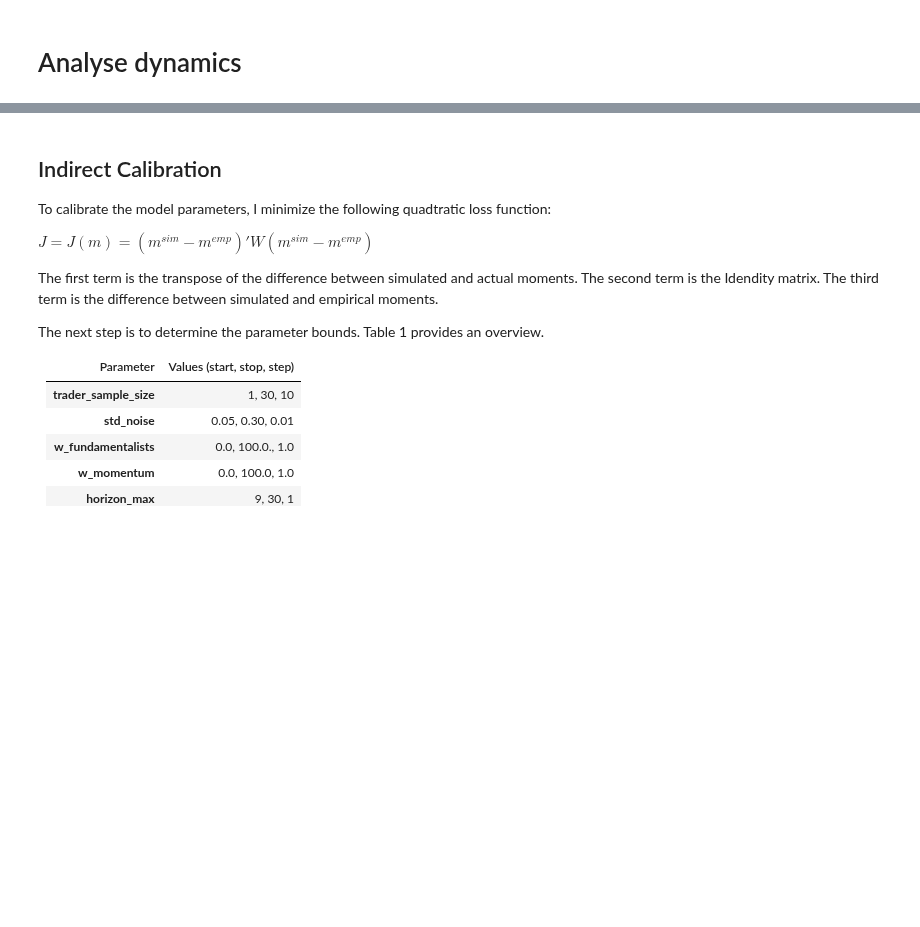
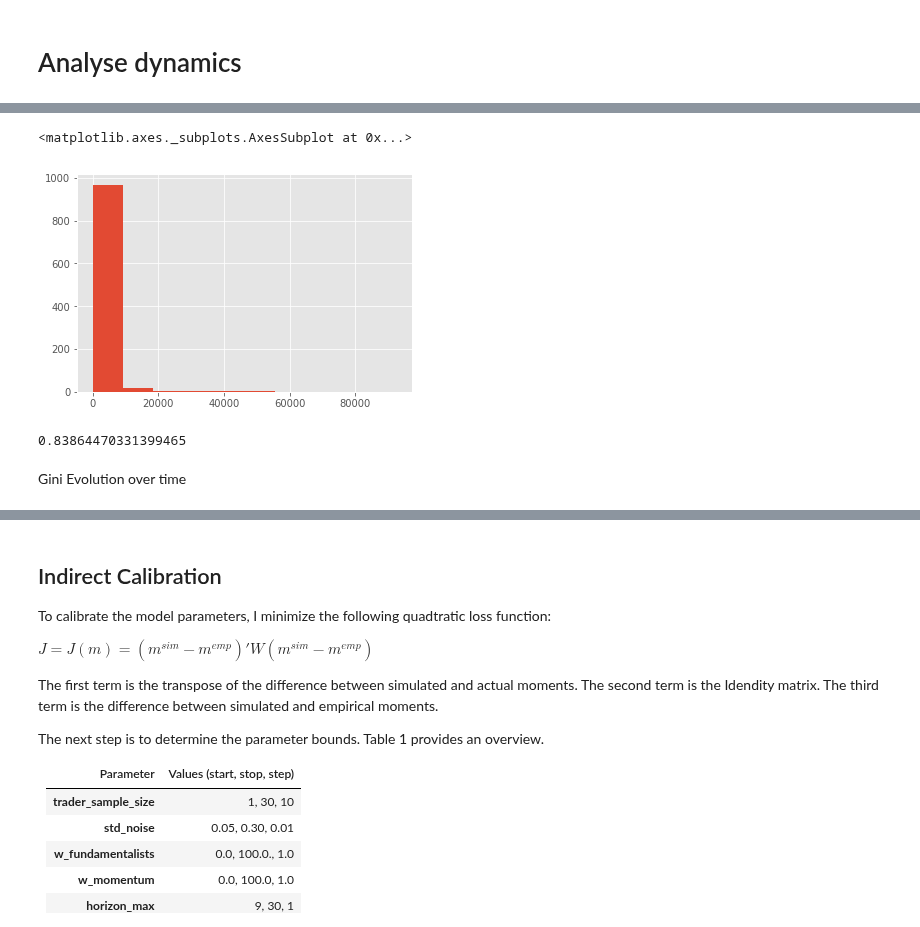
Before and after one commit to joerischasfoort/sim-fin-abm, a Jupyter notebook: distribution_model_dynamics.ipynb, the cells around one changed output, grey strips where cells are left out. Cells and saved outputs as stored; diff of their text form; code cells hidden in the pictures; blank space fills up the shorter version.

```diff
--- a/distribution_model_dynamics.ipynb
+++ b/distribution_model_dynamics.ipynb
@@ -60,0 +131,14 @@ ax1.legend(loc='best', fontsize='14')
+# %%
+# at the end of the simulation
+money_holdings = np.array([x.var.money[-1] for x in trdrs[0]])
+# %%
+pd.Series(np.sort(money_holdings)).hist()
+# %% [output]
+<matplotlib.axes._subplots.AxesSubplot at 0x...>
+[figure, added]
+# %%
+gini(money_holdings)
+# %% [output]
+0.83864470331399465
+# %% [markdown]
+Gini Evolution over time
```
Also changed, not shown: parts of 33 cells of this notebook, 4 other files.
